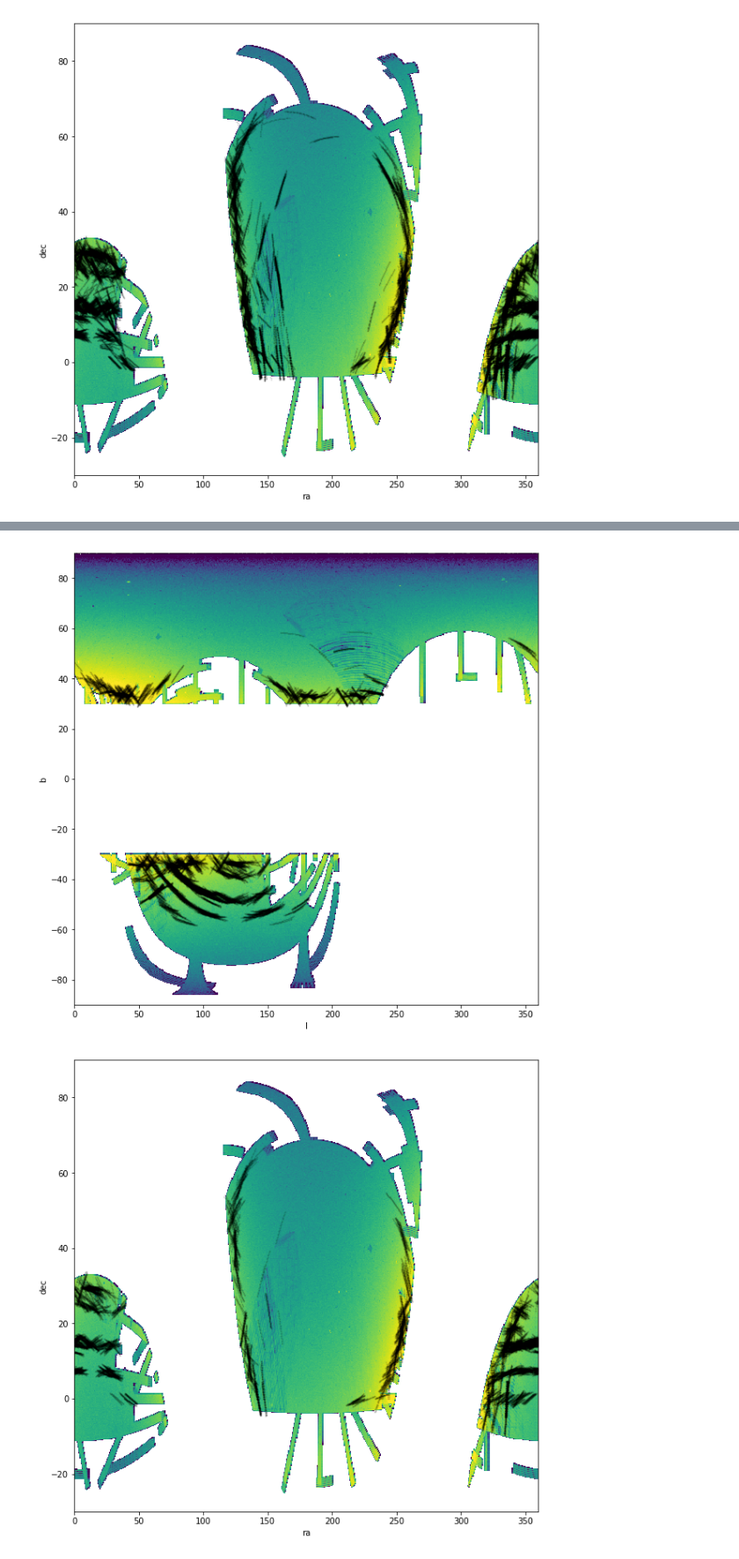
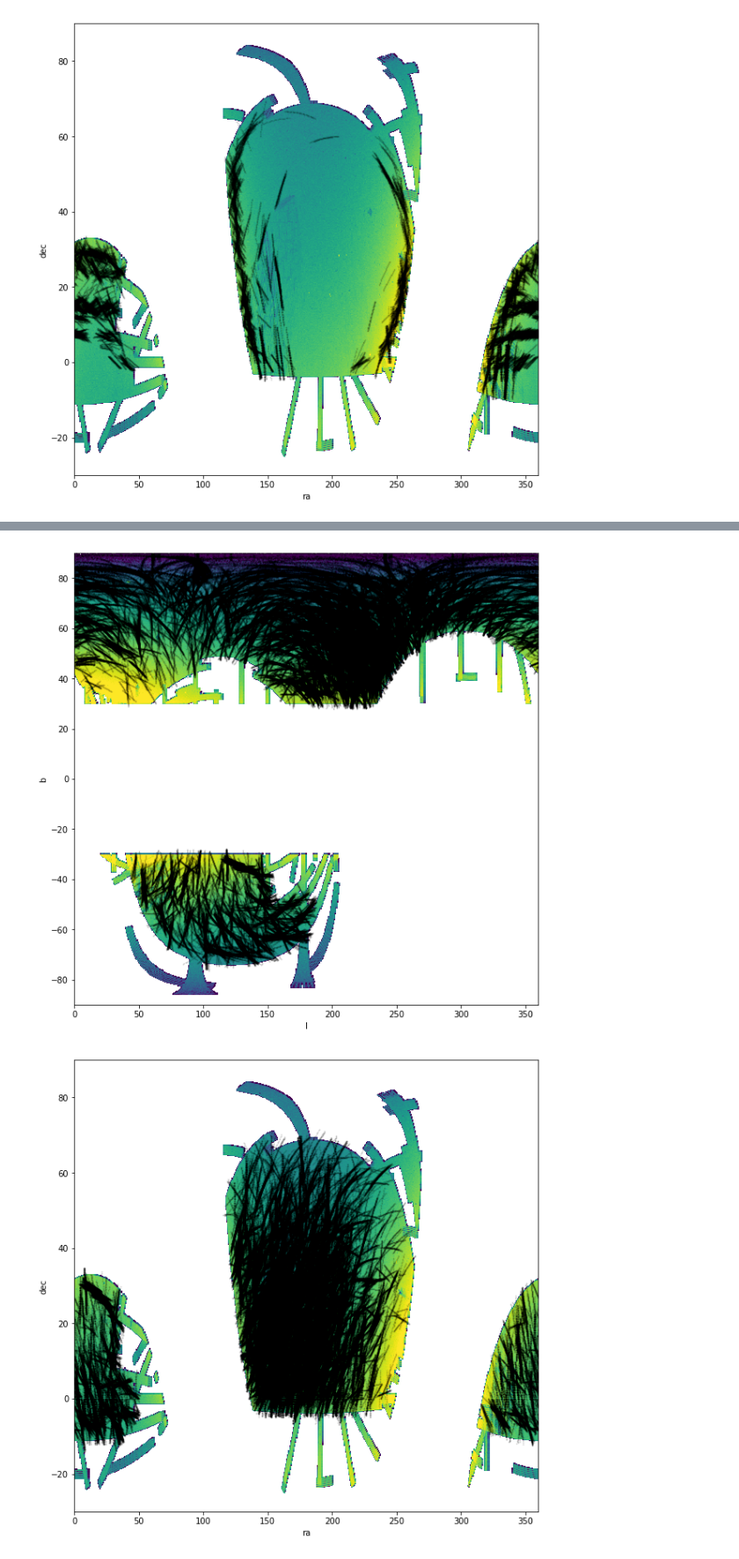
Before and after one commit to andersdot/modelMWkinematics, a Jupyter notebook: Visualize Streams.ipynb, the cells around one changed output, grey strips where cells are left out. Shown at 88% size. Cells and saved outputs as stored; diff of their text form; code cells hidden in the pictures.

```diff
--- a/Visualize Streams.ipynb
+++ b/Visualize Streams.ipynb
@@ -79,8 +81,8 @@ def plotStream(l, b, ra, dec, lpoles, bpoles, phi1s, filenameGal ='all.png', fil
         testobserved = ArbitraryPoleFrame(phi1=phi1[index]*u.deg, phi2=phi2[index]*u.deg, pole=pole)
         gal = testobserved.transform_to(coord.Galactic)
         eq = testobserved.transform_to(coord.ICRS)
-        axGal.scatter(gal.l, gal.b, s=1, alpha=0.1, c='black')
-        axEq.scatter(eq.ra, eq.dec, s=1, alpha=0.1, c='black')
+        axGal.scatter(gal.l, gal.b, alpha=0.1, c='black', s=1)
+        axEq.scatter(eq.ra, eq.dec, alpha=0.1, c='black', s=1)
     for ax in [axGal, axEq]: ax.set_xlim(0, 360)
     axGal.set_ylim(-90, 90)
     axGal.set_xlabel('l')
@@ -100,2 +99,6 @@ data = ascii.read(streamfile)
+# %%
+#streamfile = 'detections_distance20_nside128_SN3.txt'
+streamfile = 'detections_distance20_nside256_SN3_dphi2_0.25_nocmcut.txt'
+data = ascii.read(streamfile, names=['l', 'b', 'phi1', 'muphi1', 's2n', 'n'])
 # %%
 data.keys()
@@ -119,9 +141,9 @@ figEq.savefig('eqview.png')
 # %%
 SNlow = [5]#[15, 10, 8, 6, 5]
 SNhigh = [100000]#[100000, 15, 10, 8, 6]
-for distance in ['10']:
-    streamfile = 'detections_distance' + distance + '_nside128.txt'
-    data = ascii.read(streamfile)
+for distance in ['20']:
+    #streamfile = 'detections_distance' + distance + '_nside128.txt'
+    #data = ascii.read(streamfile)
     for sl, sh in zip(SNlow, SNhigh):
         SNindex = data['n'] > 10
         #SNindex = (data['s2n']/data['n'] <= sh) & (data['s2n']/data['n'] > sl)
@@ -158,17 +166,17 @@ plt.hist(data['n'], bins=100, log=True)
 # %%
 n_thresh = [2]
-distances = ['10']
+distances = ['20']
 for distance in distances:
-    streamfile = 'detections_distance' + distance + '_nside128.txt'
-    data = ascii.read(streamfile)
+    #streamfile = 'detections_distance' + distance + '_nside128.txt'
+    #data = ascii.read(streamfile)
     for nmin in n_thresh:
-        index = data['n'] == nmin
-        filenameGal = 'galView_nonly{0}_distance{1}kpc.png'.format(nmin, distance)
-        filenameEq = 'eqView_nonly{0}_distance{1}kpc.png'.format(nmin, distance)
-        if not os.path.isfile(filenameEq):
+        index = (data['n'] <= nmin) & (data['s2n'] < 5) #& (data['s2n'] < 15)
+        filenameGal = 'galView_nmax{0}_distance{1}kpc.png'.format(nmin, distance)
+        filenameEq = 'eqView_nmax{0}_distance{1}kpc.png'.format(nmin, distance)
+        if True: #not os.path.isfile(filenameEq):
             plotStream(stars['l'], stars['b'], stars['s_ra1'], stars['s_dec1'],
                        data['l'][index], data['b'][index], data['phi1'][index],
                        filenameGal =filenameGal, filenameEq = filenameEq)
 # %% [output]
-[figure, old version]
+[figure, new version]
-[figure, old version]
+[figure, new version]
```
Also changed, not shown: parts of 14 cells of this notebook, 7 other files.
